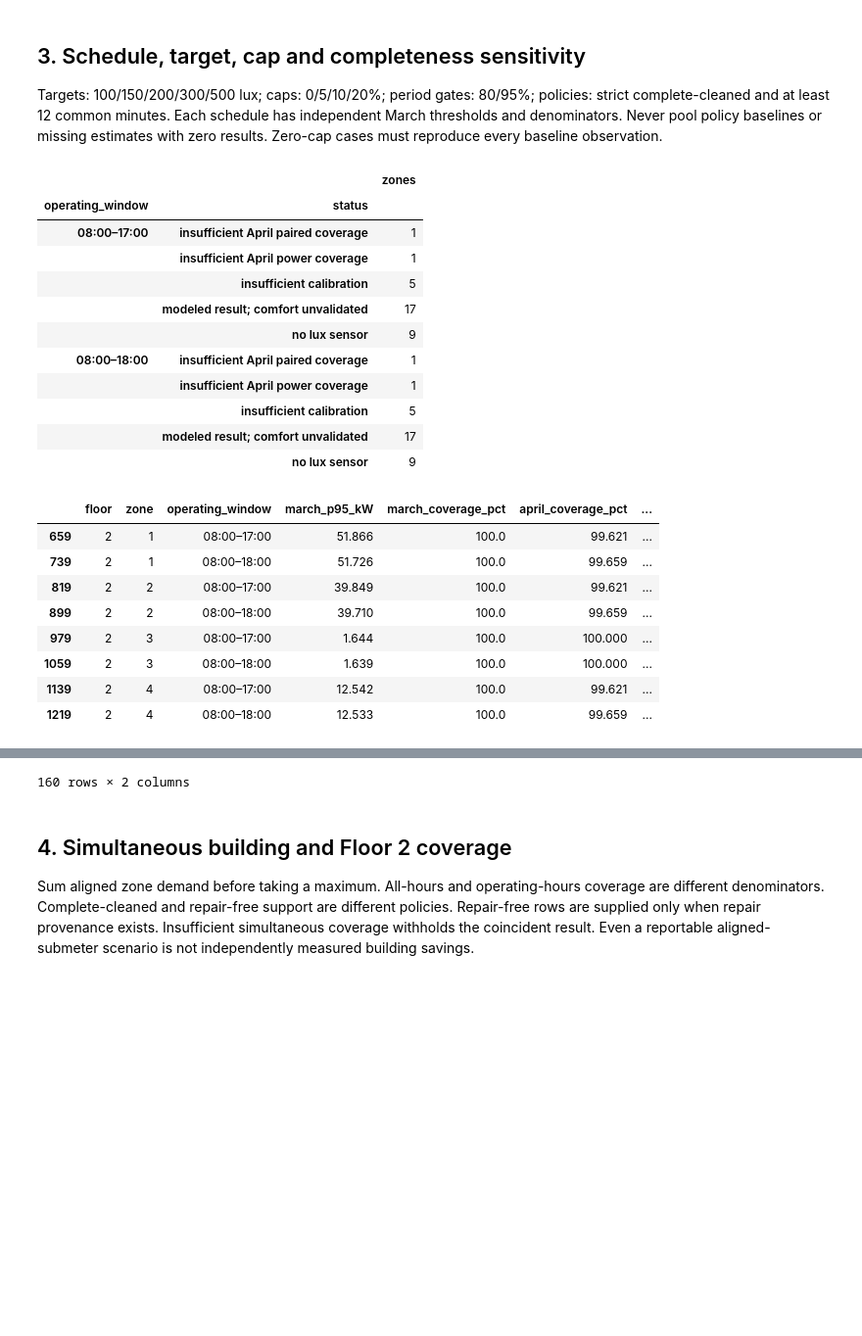
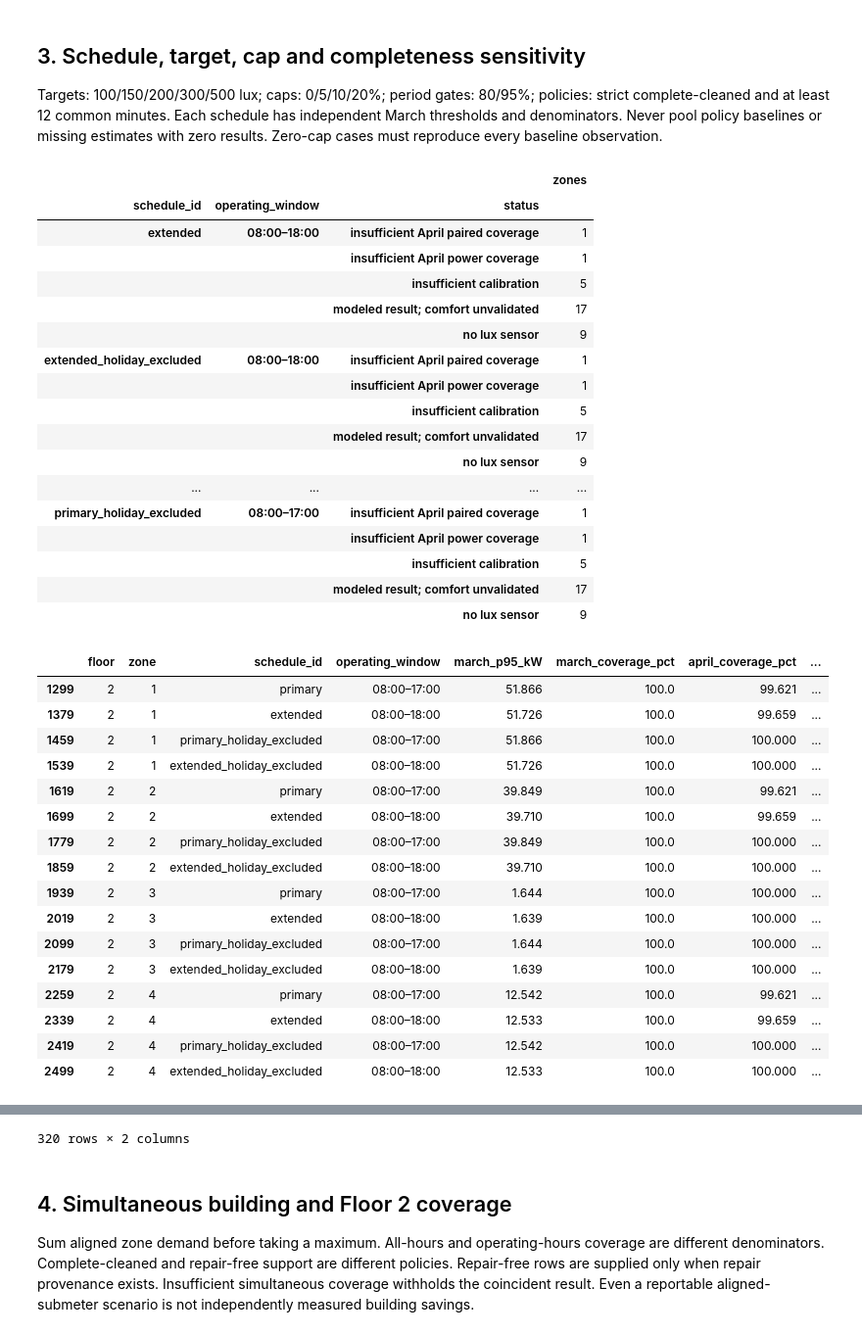
Before and after one commit to 4rchx824/SBA-Final-Project, a Jupyter notebook: analytics/lighting/lighting_scenarios.ipynb, the cells around one changed output, grey strips where cells are left out. Shown at 98% size. Drawn from its saved outputs; the diff is of its cells as text; code cells hidden in the pictures; blank space fills up the shorter version.

```diff
--- a/analytics/lighting/lighting_scenarios.ipynb
+++ b/analytics/lighting/lighting_scenarios.ipynb
@@ -32,7 +40,7 @@ schedule/policy. Both maxima use the same observed timestamps, including no-acti
 Peak timestamps and lighting shares refer to each scenario's own policy baseline. Ties use the first timestamp.
 Withheld reported values remain missing; internal arithmetic is retained for audit and does not establish savings.
 # %%
-columns = ['floor','zone','operating_window','march_p95_kW','march_coverage_pct','april_coverage_pct',
+columns = ['floor','zone','schedule_id','operating_window','march_p95_kW','march_coverage_pct','april_coverage_pct',
     'april_lux_coverage_pct','baseline_peak_time','scenario_peak_time','peak_shifted',
     'observed_baseline_peak_kW','observed_scenario_peak_kW','lighting_kW_at_original_peak',
     'lighting_share_at_original_peak_pct','reported_peak_reduction_kW','reported_peak_reduction_pct','status']
@@ -110,35 +124,49 @@ Targets: 100/150/200/300/500 lux; caps: 0/5/10/20%; period gates: 80/95%; polici
 and at least 12 common minutes. Each schedule has independent March thresholds and denominators.
 Never pool policy baselines or missing estimates with zero results. Zero-cap cases must reproduce every baseline observation.
 # %%
-display(results['schedule_comparison'].groupby(['operating_window','status']).size().rename('zones').to_frame())
+display(results['schedule_comparison'].groupby(['schedule_id','operating_window','status']).size().rename('zones').to_frame())
 display(results['schedule_comparison'].query('floor == 2')[columns].round(3))
 display(sensitivity.groupby(['schedule_id','policy','period_coverage_gate','target_lux','reduction_cap']).agg(
     reportable_zones=('reported_peak_reduction_kW','count'),
     maximum_peak_reduction_kW=('reported_peak_reduction_kW','max')).round(3))
 assert sensitivity.loc[sensitivity.reduction_cap.eq(0), 'paired_observed_peak_reduction_kW'].dropna().eq(0).all()
 assert sensitivity.legacy_trigger_reproduced.all()
 # %% [output]
-|  |  | zones |
-| operating_window | status |  |
-| 08:00–17:00 | insufficient April paired coverage | 1 |
-|  | insufficient April power coverage | 1 |
-|  | insufficient calibration | 5 |
-|  | modeled result; comfort unvalidated | 17 |
-|  | no lux sensor | 9 |
-| 08:00–18:00 | insufficient April paired coverage | 1 |
-|  | insufficient April power coverage | 1 |
-|  | insufficient calibration | 5 |
-|  | modeled result; comfort unvalidated | 17 |
-|  | no lux sensor | 9 |
+|  |  |  | zones |
+| schedule_id | operating_window | status |  |
+| extended | 08:00–18:00 | insufficient April paired coverage | 1 |
+|  |  | insufficient April power coverage | 1 |
+|  |  | insufficient calibration | 5 |
+|  |  | modeled result; comfort unvalidated | 17 |
+|  |  | no lux sensor | 9 |
+| extended_holiday_excluded | 08:00–18:00 | insufficient April paired coverage | 1 |
+|  |  | insufficient April power coverage | 1 |
+|  |  | insufficient calibration | 5 |
+|  |  | modeled result; comfort unvalidated | 17 |
+|  |  | no lux sensor | 9 |
+| ... | ... | ... | ... |
+| primary_holiday_excluded | 08:00–17:00 | insufficient April paired coverage | 1 |
+|  |  | insufficient April power coverage | 1 |
+|  |  | insufficient calibration | 5 |
+|  |  | modeled result; comfort unvalidated | 17 |
+|  |  | no lux sensor | 9 |
-|  | floor | zone | operating_window | march_p95_kW | march_coverage_pct | april_coverage_pct | ... |
-| 659 | 2 | 1 | 08:00–17:00 | 51.866 | 100.0 | 99.621 | ... |
-| 739 | 2 | 1 | 08:00–18:00 | 51.726 | 100.0 | 99.659 | ... |
-| 819 | 2 | 2 | 08:00–17:00 | 39.849 | 100.0 | 99.621 | ... |
-| 899 | 2 | 2 | 08:00–18:00 | 39.710 | 100.0 | 99.659 | ... |
-| 979 | 2 | 3 | 08:00–17:00 | 1.644 | 100.0 | 100.000 | ... |
-| 1059 | 2 | 3 | 08:00–18:00 | 1.639 | 100.0 | 100.000 | ... |
-| 1139 | 2 | 4 | 08:00–17:00 | 12.542 | 100.0 | 99.621 | ... |
-| 1219 | 2 | 4 | 08:00–18:00 | 12.533 | 100.0 | 99.659 | ... |
+|  | floor | zone | schedule_id | operating_window | march_p95_kW | march_coverage_pct | april_coverage_pct | ... |
+| 1299 | 2 | 1 | primary | 08:00–17:00 | 51.866 | 100.0 | 99.621 | ... |
+| 1379 | 2 | 1 | extended | 08:00–18:00 | 51.726 | 100.0 | 99.659 | ... |
+| 1459 | 2 | 1 | primary_holiday_excluded | 08:00–17:00 | 51.866 | 100.0 | 100.000 | ... |
+| 1539 | 2 | 1 | extended_holiday_excluded | 08:00–18:00 | 51.726 | 100.0 | 100.000 | ... |
+| 1619 | 2 | 2 | primary | 08:00–17:00 | 39.849 | 100.0 | 99.621 | ... |
+| 1699 | 2 | 2 | extended | 08:00–18:00 | 39.710 | 100.0 | 99.659 | ... |
+| 1779 | 2 | 2 | primary_holiday_excluded | 08:00–17:00 | 39.849 | 100.0 | 100.000 | ... |
+| 1859 | 2 | 2 | extended_holiday_excluded | 08:00–18:00 | 39.710 | 100.0 | 100.000 | ... |
+| 1939 | 2 | 3 | primary | 08:00–17:00 | 1.644 | 100.0 | 100.000 | ... |
+| 2019 | 2 | 3 | extended | 08:00–18:00 | 1.639 | 100.0 | 100.000 | ... |
+| 2099 | 2 | 3 | primary_holiday_excluded | 08:00–17:00 | 1.644 | 100.0 | 100.000 | ... |
+| 2179 | 2 | 3 | extended_holiday_excluded | 08:00–18:00 | 1.639 | 100.0 | 100.000 | ... |
+| 2259 | 2 | 4 | primary | 08:00–17:00 | 12.542 | 100.0 | 99.621 | ... |
+| 2339 | 2 | 4 | extended | 08:00–18:00 | 12.533 | 100.0 | 99.659 | ... |
+| 2419 | 2 | 4 | primary_holiday_excluded | 08:00–17:00 | 12.542 | 100.0 | 100.000 | ... |
+| 2499 | 2 | 4 | extended_holiday_excluded | 08:00–18:00 | 12.533 | 100.0 | 100.000 | ... |
 |  |  |  |  |  | reportable_zones | maximum_peak_reduction_kW |
 | schedule_id | policy | period_coverage_gate | target_lux | reduction_cap |  |  |
 | extended | common_minutes | 0.80 | 100 | 0.00 | 17 | 0.0 |
@@ -152,7 +180,7 @@ assert sensitivity.legacy_trigger_reproduced.all()
 |  |  |  |  | 0.05 | 12 | 0.0 |
 |  |  |  |  | 0.10 | 12 | 0.0 |
 |  |  |  |  | 0.20 | 12 | 0.0 |
-160 rows × 2 columns
+320 rows × 2 columns
 # %% [markdown]
 ## 4. Simultaneous building and Floor 2 coverage
 
```
Also changed, not shown: parts of 7 cells of this notebook, 29 other files.
